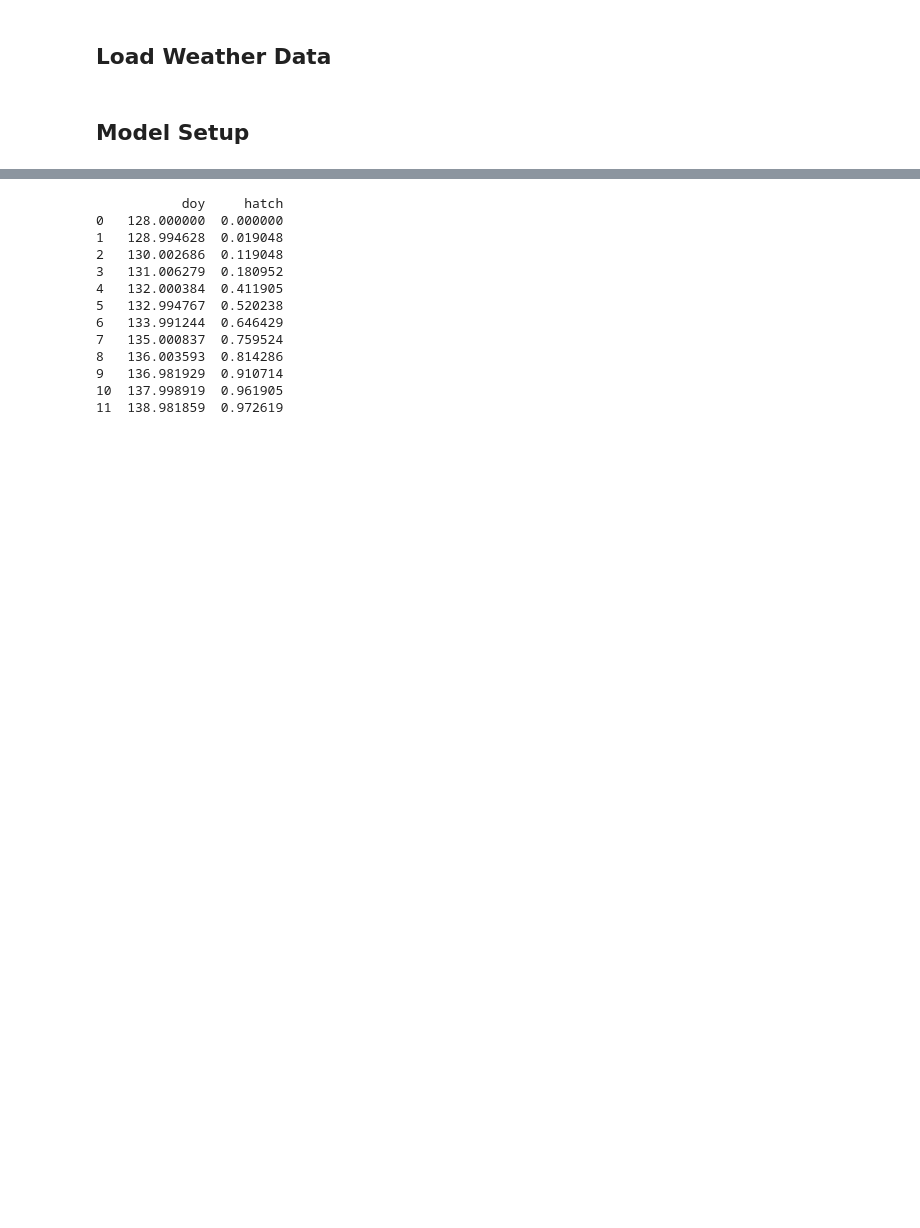
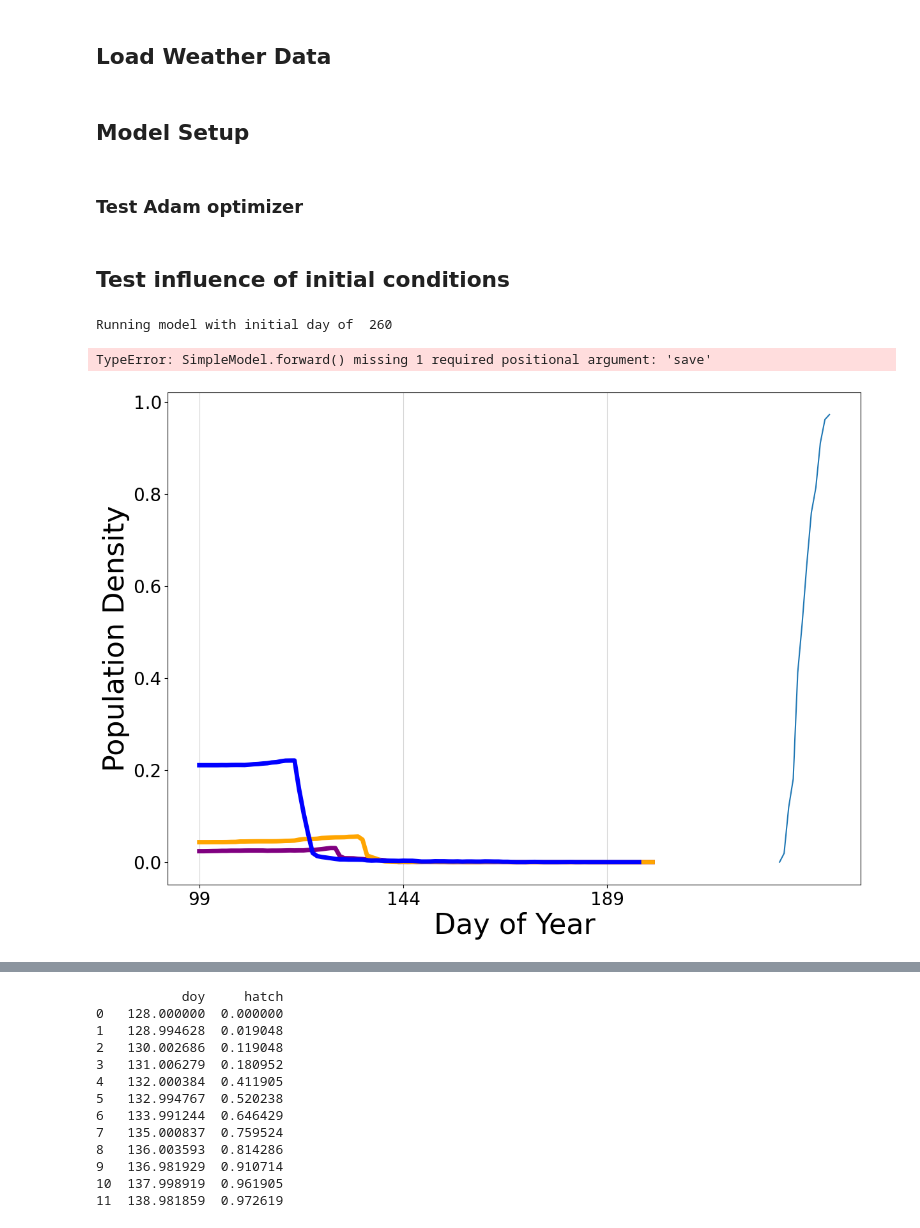
Before and after one commit to camjay99/SpongyMothIPM, a Jupyter notebook: notebooks/training_example.ipynb, the cells around one changed output, grey strips where cells are left out. Saved outputs shown, nothing was run; the diff lists cells and outputs as text; code cells hidden in the pictures; blank space fills up the shorter version.

Commit message:
Test model fitting

```diff
--- a/notebooks/training_example.ipynb
+++ b/notebooks/training_example.ipynb
@@ -195,0 +282,2 @@ class SimpleModel():
+# %% [markdown]
+### Test Adam optimizer
@@ -195,0 +296,29 @@ class SimpleModel():
+# %% [markdown]
+## Test influence of initial conditions
+# %%
+# Test impact of start date
+for i in range(260, 320, 10):
+    print("Running model with initial day of ", i)
+    model = SimpleModel()
+    model.first_instar.file_path = f'../outputs/mont_st_hilaire/first_instar_doy_{i}.csv'
+    model.init_pop()
+    model.forward(i, 1988, 100, 1990, 200)
+# %% [output]
+Running model with initial day of  260
+TypeError: SimpleModel.forward() missing 1 required positional argument: 'save'
+# %%
+df = pd.read_csv('../outputs/mont_st_hilaire/first_instar_doy_280.csv', header=0, index_col=[0,1])
+dfs = [df[df.index.get_level_values('year') == 1988],
+       df[df.index.get_level_values('year') == 1989],
+       df[df.index.get_level_values('year') == 1990]]
+names = ['1988', '1989', '1990']
+styles = [{'color':'purple', 'linestyle':'solid', 'linewidth':5},
+          {'color':'orange', 'linestyle':'solid', 'linewidth':5},
+          {'color':'blue', 'linestyle':'solid', 'linewidth':5}]
+validation = pd.read_csv('../data/mont_st_hilaire/hilaire_88.csv')
+
+fig, ax = plt.subplots(figsize=(14, 10))
+
+viz.plot_abundances(ax, dfs, names, styles, validation, tick_freq=45, label_fontsize=32)
+# %% [output]
+[figure, added]
```
Also changed, not shown: parts of 19 cells of this notebook, 3 other files.
